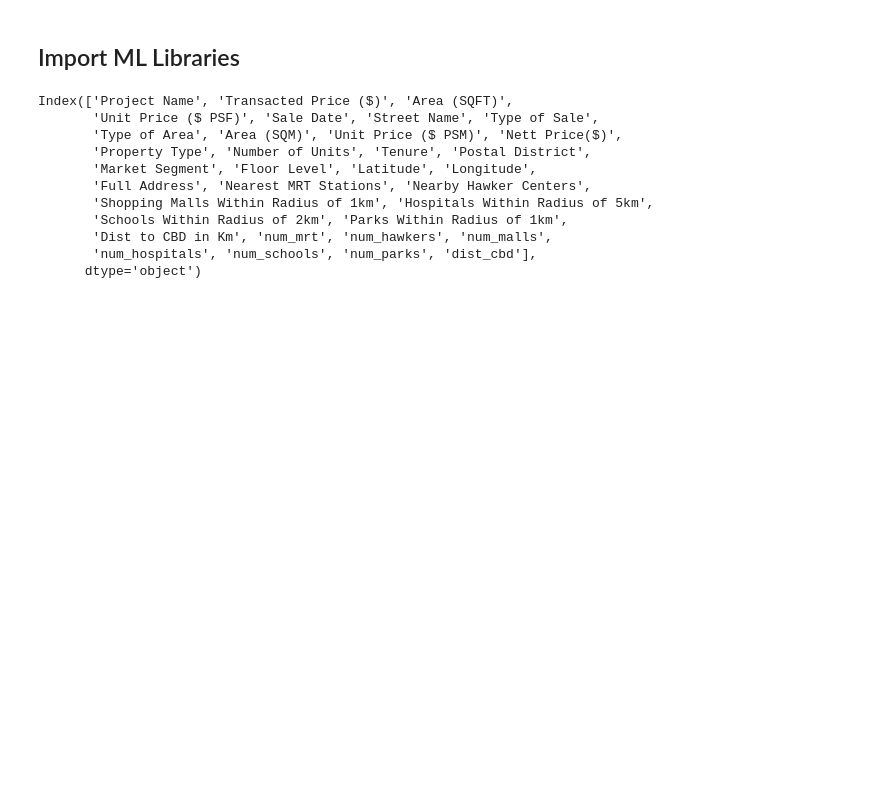
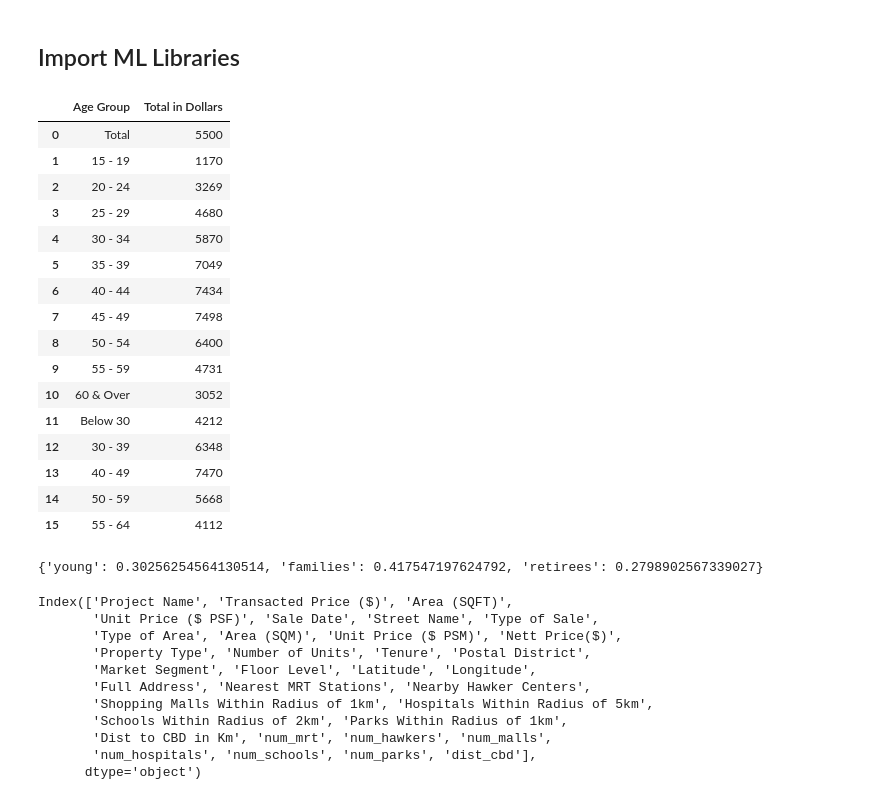
Before and after one commit to angelinemarcelle/COMP3522_Singapore_Private_Residential_Properties_Price_Analysis, a Jupyter notebook: notebooks/age_group/age-group.ipynb, the cells around one changed output. Saved outputs shown, nothing was run; the diff lists cells and outputs as text; code cells hidden in the pictures; blank space fills up the shorter version.

```diff
--- a/notebooks/age_group/age-group.ipynb
+++ b/notebooks/age_group/age-group.ipynb
@@ -124,6 +125,62 @@ weights = {
         "num_parks": 0.1748
     }
 }
+# %%
+median_income_df = pd.read_csv('../../datasets/supplementary_datasets/median_income_by_age_group.csv')
+median_income_df
+# %% [output]
+|  | Age Group | Total in Dollars |
+| 0 | Total | 5500 |
+| 1 | 15 - 19 | 1170 |
+| 2 | 20 - 24 | 3269 |
+| 3 | 25 - 29 | 4680 |
+| 4 | 30 - 34 | 5870 |
+| 5 | 35 - 39 | 7049 |
+| 6 | 40 - 44 | 7434 |
+| 7 | 45 - 49 | 7498 |
+| 8 | 50 - 54 | 6400 |
+| 9 | 55 - 59 | 4731 |
+| 10 | 60 & Over | 3052 |
+| 11 | Below 30 | 4212 |
+| 12 | 30 - 39 | 6348 |
+| 13 | 40 - 49 | 7470 |
+| 14 | 50 - 59 | 5668 |
+| 15 | 55 - 64 | 4112 |
+# %%
+import numpy as np
+
+avg_ya = (1170 + 3269 + 4680 + 5870) / 4
+avg_fam = (7049 + 7434 + 7498 + 6400 + 4731) / 5
+avg_ret = 3052
+
+age_group_median_income = {
+    "young": avg_ya,
+    "families": avg_fam,
+    "retirees": avg_ret
+}
+
+alpha = 0.4
+
+incomes = np.array(list(age_group_median_income.values()))
+
+# --- STEP 1: min-max scale incomes ---
+min_i = incomes.min()
+max_i = incomes.max()
+
+scaled = (incomes - min_i) / (max_i - min_i)
+
+# --- STEP 2: apply softmax on scaled values ---
+shifted = scaled - np.max(scaled)
+exp_vals = np.exp(alpha * shifted)
+softmax_weights = exp_vals / np.sum(exp_vals)
+
+affordability_weight_softmax = {
+    age: w for age, w in zip(age_group_median_income.keys(), softmax_weights)
+}
+
+print(affordability_weight_softmax)
+# %% [output]
+{'young': 0.30256254564130514, 'families': 0.417547197624792, 'retirees': 0.2798902567339027}
 # %%
 df.columns
 # %% [output]
```
Also changed, not shown: parts of 7 cells of this notebook, 2 other files.
